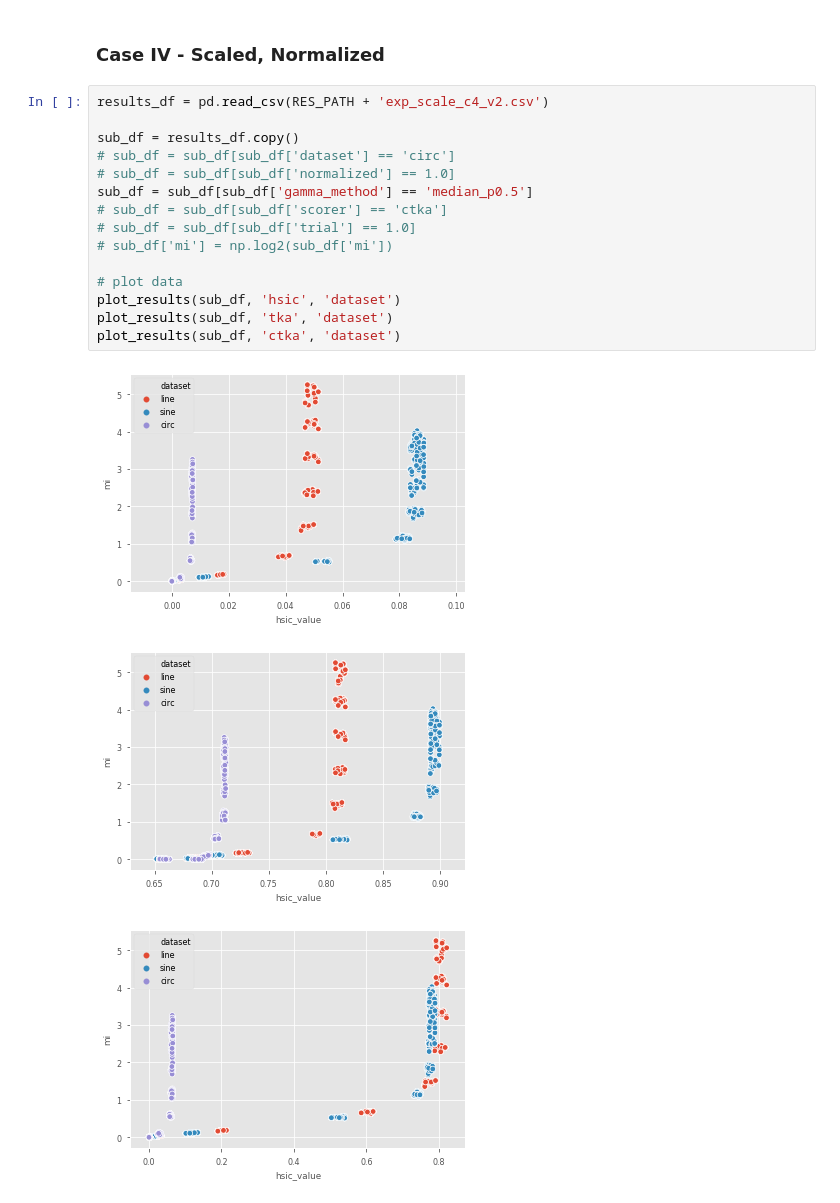
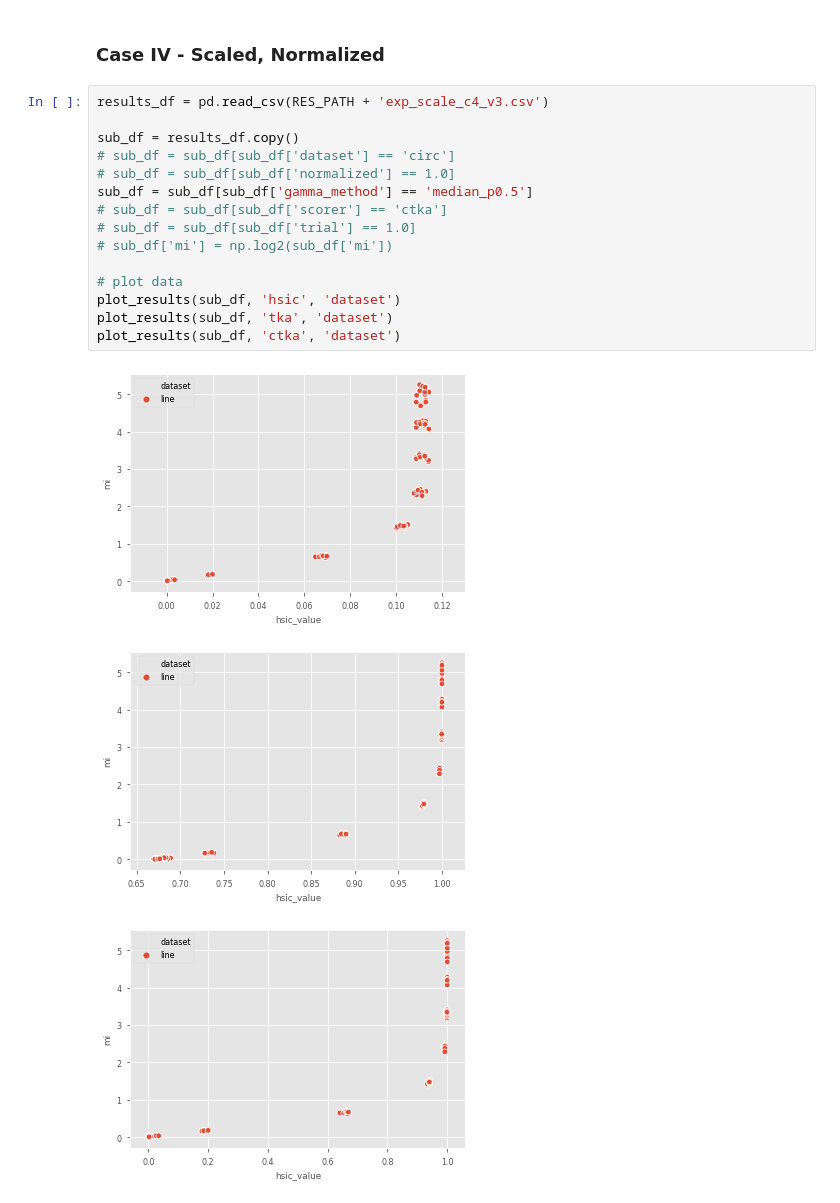
Before and after one commit to jejjohnson/hsic_alignment, a Jupyter notebook: notebooks/3_isotropic_scaling/2.0_scale_viz.ipynb, the cells around one changed output. Cells and saved outputs as stored; diff of their text form.

```diff
--- a/notebooks/3_isotropic_scaling/2.0_scale_viz.ipynb
+++ b/notebooks/3_isotropic_scaling/2.0_scale_viz.ipynb
@@ -199,21 +201,21 @@ plot_results(sub_df, 'ctka', 'dataset')
 # %% [markdown]
 ### Case IV - Scaled, Normalized
 # %%
-results_df = pd.read_csv(RES_PATH + 'exp_scale_c4_v2.csv')
+results_df = pd.read_csv(RES_PATH + 'exp_scale_c4_v3.csv')
 
 sub_df = results_df.copy()
 # sub_df = sub_df[sub_df['dataset'] == 'circ']
 # sub_df = sub_df[sub_df['normalized'] == 1.0]
 sub_df = sub_df[sub_df['gamma_method'] == 'median_p0.5']
 # sub_df = sub_df[sub_df['scorer'] == 'ctka']
 # sub_df = sub_df[sub_df['trial'] == 1.0]
 # sub_df['mi'] = np.log2(sub_df['mi'])
 
 # plot data
 plot_results(sub_df, 'hsic', 'dataset')
 plot_results(sub_df, 'tka', 'dataset')
 plot_results(sub_df, 'ctka', 'dataset')
 # %% [output]
-[figure, old version]
+[figure, new version]
-[figure, old version]
+[figure, new version]
-[figure, old version]
+[figure, new version]
```
Also changed, not shown: parts of 19 cells of this notebook.
